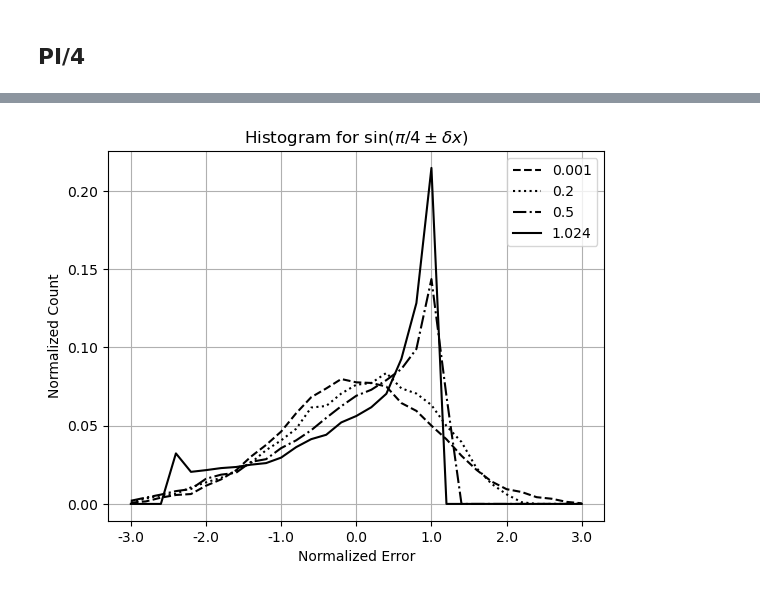
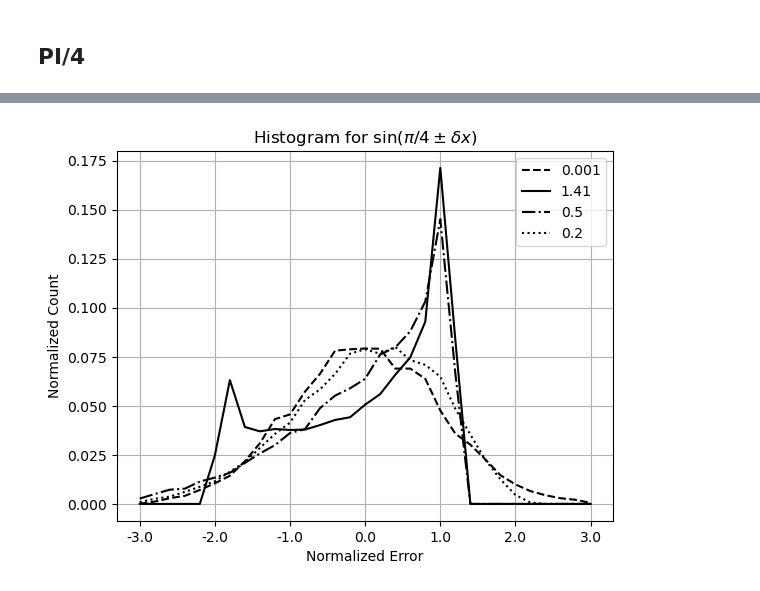
Before and after one commit to Chengpu0707/VarianceArithmetic, a Jupyter notebook: IPyNb/ConvergeEdge.ipynb, the cells around one changed output, grey strips where cells are left out. Drawn from its saved outputs; the diff is of its cells as text; code cells hidden in the pictures.

```diff
--- a/IPyNb/ConvergeEdge.ipynb
+++ b/IPyNb/ConvergeEdge.ipynb
@@ -294,8 +293,8 @@ df.head()
 5 rows × 41 columns
 # %%
-PlotHisto(topic=r'$\sin(\pi/4 \pm \delta x)$', sInput={1.024: 'k-', 0.5: 'k-.', 0.2: 'k:', 0.001: 'k--'})
+PlotHisto(topic=r'$\sin(\pi/4 \pm \delta x)$', sInput={1.41: 'k-', 0.2: 'k:', 0.5: 'k-.', 0.001: 'k--'})
 # %% [output]
-[figure, old version]
+[figure, new version]
 # %%
 PlotCompare(topic=r'$\sin(\pi/4 \pm \delta x)$')
 # %% [output]
```
Also changed, not shown: parts of 23 cells of this notebook, 3 other files.
